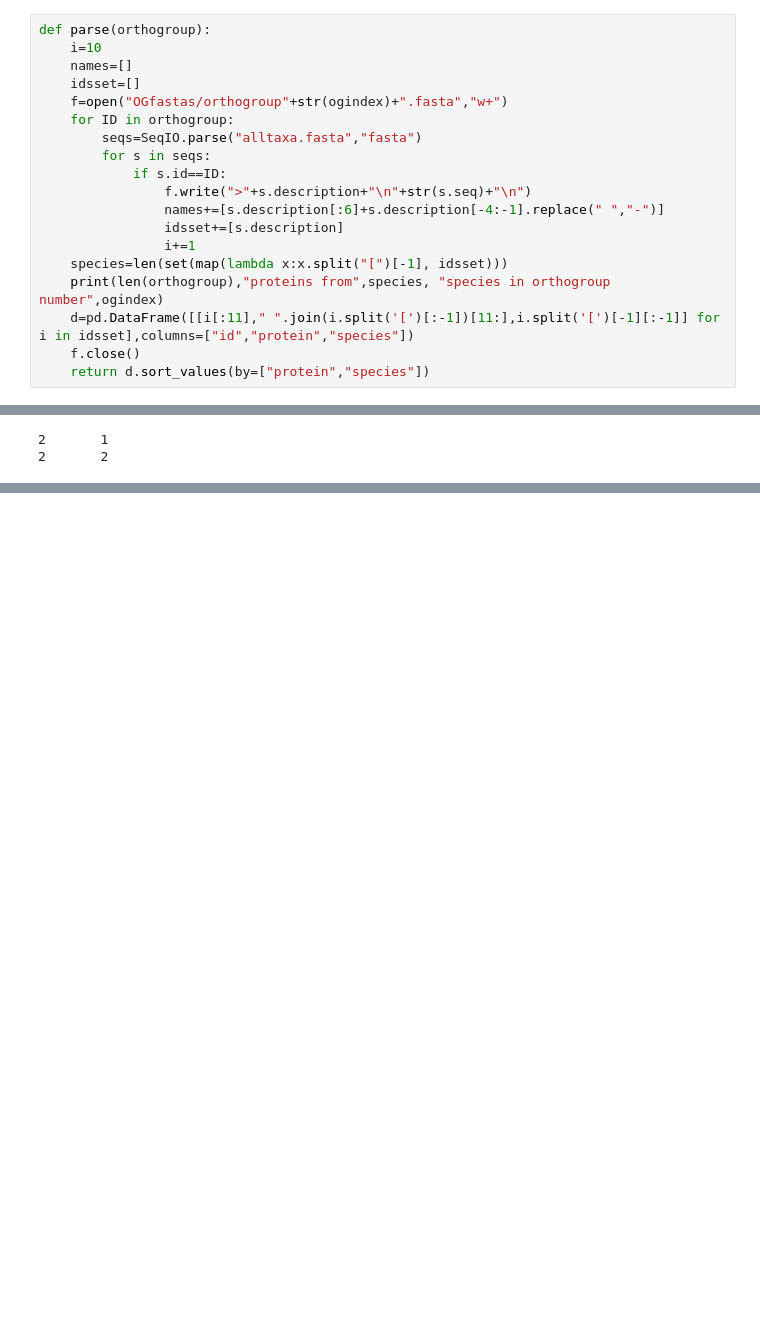
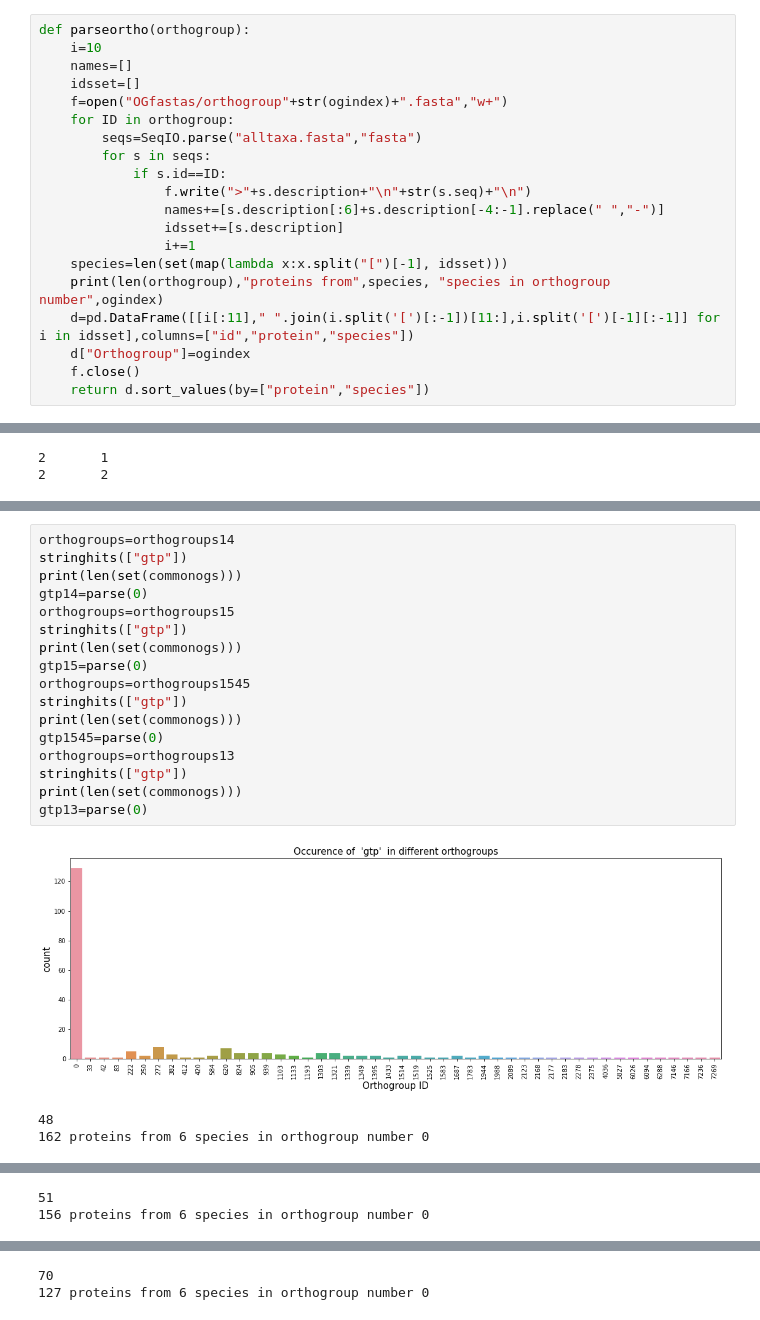
Before and after one commit to catalin-rusnac/B124622, a Jupyter notebook: CEG_assignment_B124622.ipynb, the cells around one changed output, grey strips where cells are left out. Saved outputs shown, nothing was run; the diff lists cells and outputs as text; blank space fills up the shorter version.

```diff
--- a/CEG_assignment_B124622.ipynb
+++ b/CEG_assignment_B124622.ipynb
@@ -76,5 +116,5 @@ len(goodids)
 # %%
-def parse(orthogroup):
+def parseortho(orthogroup):
     i=10
     names=[]
     idsset=[]
@@ -90,6 +130,7 @@ def parse(orthogroup):
     species=len(set(map(lambda x:x.split("[")[-1], idsset)))
     print(len(orthogroup),"proteins from",species, "species in orthogroup number",ogindex)
     d=pd.DataFrame([[i[:11]," ".join(i.split('[')[:-1])[11:],i.split('[')[-1][:-1]] for i in idsset],columns=["id","protein","species"])
+    d["Orthogroup"]=ogindex
     f.close()
     return d.sort_values(by=["protein","species"])
 # %% [markdown]
@@ -259,0 +374,21 @@ Notung -g OGfastas/alignedconcatenatedforspecies.phy_phyml_tree.txt
+# %%
+orthogroups=orthogroups14
+stringhits(["gtp"])
+print(len(set(commonogs)))
+gtp14=parse(0)
+orthogroups=orthogroups15
+stringhits(["gtp"])
+print(len(set(commonogs)))
+gtp15=parse(0)
+orthogroups=orthogroups1545
+stringhits(["gtp"])
+print(len(set(commonogs)))
+gtp1545=parse(0)
+orthogroups=orthogroups13
+stringhits(["gtp"])
+print(len(set(commonogs)))
+gtp13=parse(0)
+# %% [output]
+[figure, added]
+48
+162 proteins from 6 species in orthogroup number 0
@@ -259,0 +396,2 @@ Notung -g OGfastas/alignedconcatenatedforspecies.phy_phyml_tree.txt
+51
+156 proteins from 6 species in orthogroup number 0
@@ -259,0 +399,2 @@ Notung -g OGfastas/alignedconcatenatedforspecies.phy_phyml_tree.txt
+70
+127 proteins from 6 species in orthogroup number 0
```
Also changed, not shown: parts of 76 cells of this notebook.
